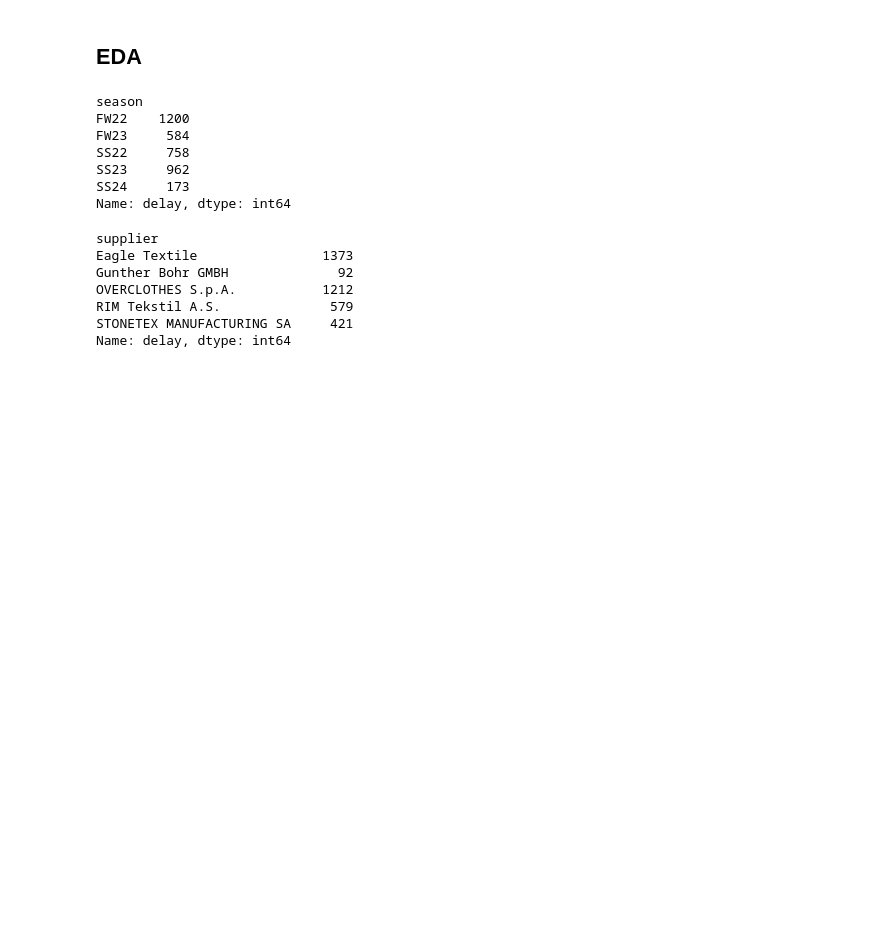
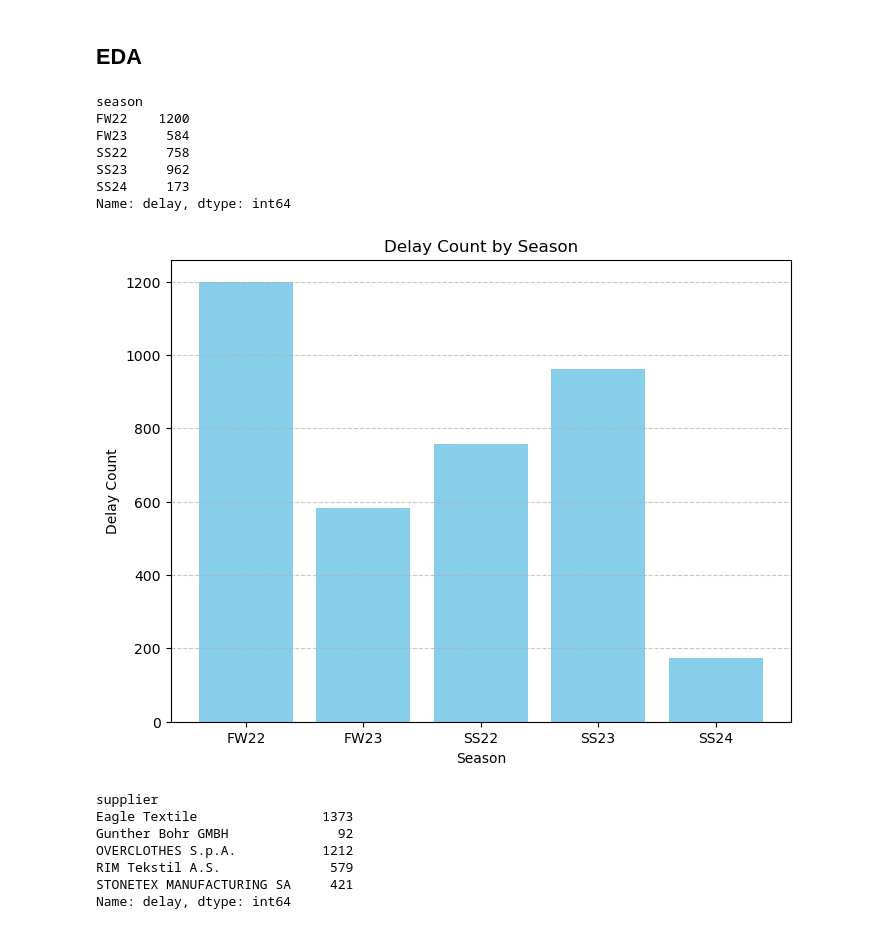
Before and after one commit to TwistzZz79/Case-Study-, a Jupyter notebook: On - Case Study.ipynb, the cells around one changed output. Cells and saved outputs as stored; diff of their text form; code cells hidden in the pictures; blank space fills up the shorter version.

Commit message:
Added extra visualization

```diff
--- a/On - Case Study.ipynb
+++ b/On - Case Study.ipynb
@@ -284,6 +284,16 @@ SS22     758
 SS23     962
 SS24     173
 Name: delay, dtype: int64
+# %%
+plt.figure(figsize=(8, 6))
+plt.bar(delay_count_by_season.index, delay_count_by_season.values, color='skyblue')
+plt.title('Delay Count by Season')
+plt.xlabel('Season')
+plt.ylabel('Delay Count')
+plt.grid(axis='y', linestyle='--', alpha=0.7)
+plt.show()
+# %% [output]
+[figure, added]
 # %%
 delay_count_by_supplier=df.groupby('supplier')['delay'].sum()
 # %%
```
Also changed, not shown: parts of 28 cells of this notebook.
